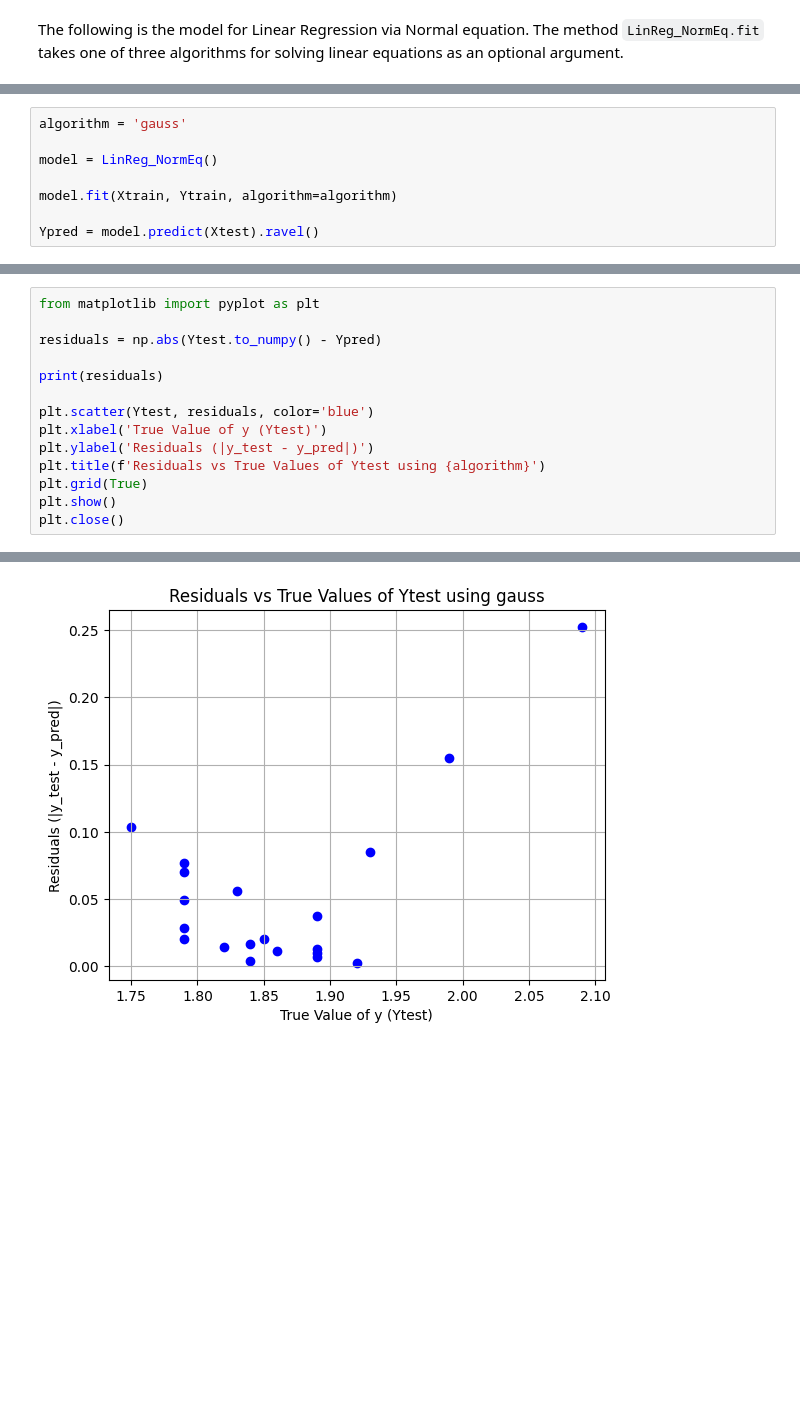
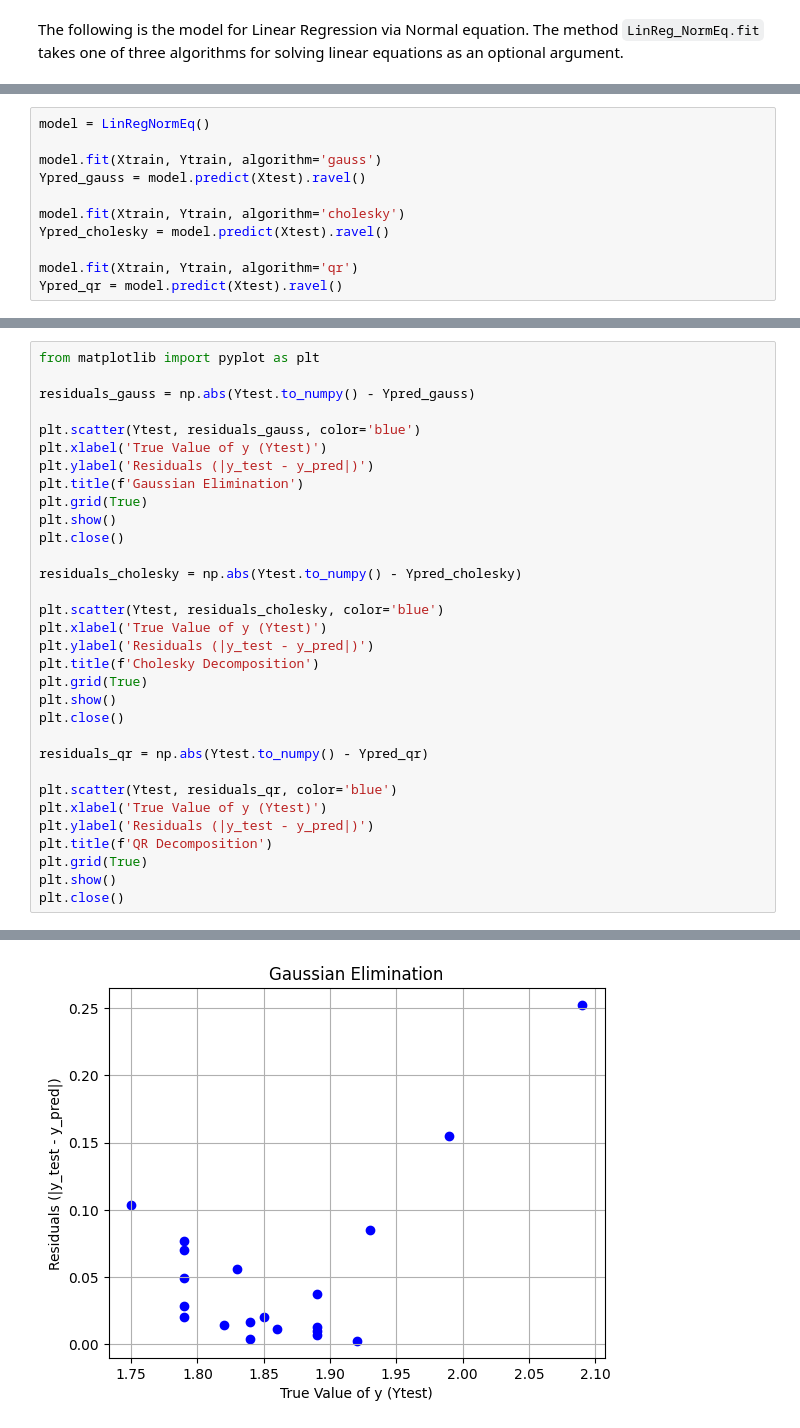
Before and after one commit to moOritzl/bachelorpraktikum-applied-machine-learning, a Jupyter notebook: Week_02/Linear_Regression_Normal_Equations.ipynb, the cells around one changed output, grey strips where cells are left out. Cells and saved outputs as stored; diff of their text form; blank space fills up the shorter version.

Commit message:
implementation of QR Decomposition, solved all exercises

```diff
--- a/Week_02/Linear_Regression_Normal_Equations.ipynb
+++ b/Week_02/Linear_Regression_Normal_Equations.ipynb
@@ -180,8 +200,11 @@ class LinReg_NormEq:
 # %%
-algorithm = 'gauss'
+model = LinRegNormEq()
 
-model = LinReg_NormEq()
+model.fit(Xtrain, Ytrain, algorithm='gauss')
+Ypred_gauss = model.predict(Xtest).ravel()
 
-model.fit(Xtrain, Ytrain, algorithm=algorithm)
+model.fit(Xtrain, Ytrain, algorithm='cholesky')
+Ypred_cholesky = model.predict(Xtest).ravel()
 
-Ypred = model.predict(Xtest).ravel()
+model.fit(Xtrain, Ytrain, algorithm='qr')
+Ypred_qr = model.predict(Xtest).ravel()
@@ -188,15 +213,33 @@ Ypred = model.predict(Xtest).ravel()
 # %%
 from matplotlib import pyplot as plt
 
-residuals = np.abs(Ytest.to_numpy() - Ypred)
+residuals_gauss = np.abs(Ytest.to_numpy() - Ypred_gauss)
 
-print(residuals)
-
-plt.scatter(Ytest, residuals, color='blue')
+plt.scatter(Ytest, residuals_gauss, color='blue')
 plt.xlabel('True Value of y (Ytest)')
 plt.ylabel('Residuals (|y_test - y_pred|)')
-plt.title(f'Residuals vs True Values of Ytest using {algorithm}')
+plt.title(f'Gaussian Elimination')
 plt.grid(True)
 plt.show()
 plt.close()
+
+residuals_cholesky = np.abs(Ytest.to_numpy() - Ypred_cholesky)
+
+plt.scatter(Ytest, residuals_cholesky, color='blue')
+plt.xlabel('True Value of y (Ytest)')
+plt.ylabel('Residuals (|y_test - y_pred|)')
+plt.title(f'Cholesky Decomposition')
+plt.grid(True)
+plt.show()
+plt.close()
+
+residuals_qr = np.abs(Ytest.to_numpy() - Ypred_qr)
+
+plt.scatter(Ytest, residuals_qr, color='blue')
+plt.xlabel('True Value of y (Ytest)')
+plt.ylabel('Residuals (|y_test - y_pred|)')
+plt.title(f'QR Decomposition')
+plt.grid(True)
+plt.show()
+plt.close()
 # %% [output]
@@ -207 +246 @@ plt.close()
-[figure, old version]
+[figure, new version]
```
Also changed, not shown: parts of 7 cells of this notebook, 2 other files.
